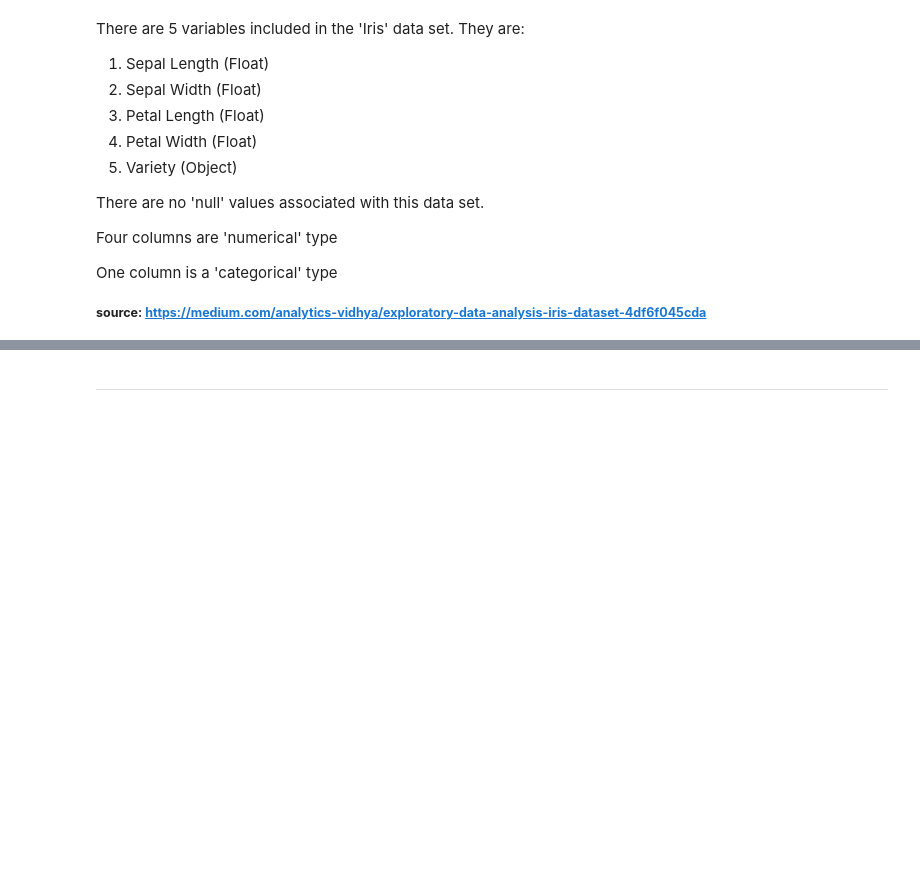
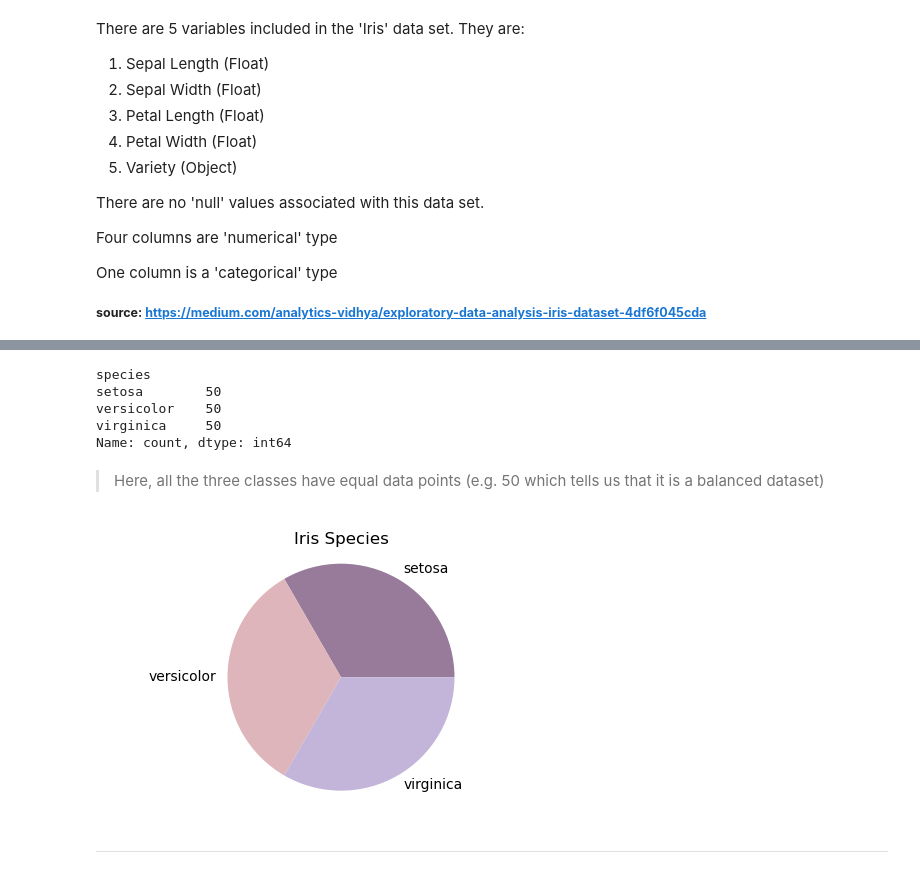
Before and after one commit to galto4/pands-project, a Jupyter notebook: iris.ipynb, the cells around one changed output, grey strips where cells are left out. Drawn from its saved outputs; the diff is of its cells as text; code cells hidden in the pictures; blank space fills up the shorter version.

```diff
--- a/iris.ipynb
+++ b/iris.ipynb
@@ -128,3 +135,34 @@ Name: count, dtype: int64
+# %%
+# 4.4. Counting the total number of each species in the dataset
+species_counts = iris['species'].value_counts()
+print(species_counts)
+# %% [output]
+species
+setosa        50
+versicolor    50
+virginica     50
+Name: count, dtype: int64
+# %% [markdown]
+> Here, all the three classes have equal data points (e.g. 50 which tells us that it is a balanced dataset)
+# %%
+# 4.4.1. Create a pie chart to visualise species counts
+
+# Step 1: Define the segment colors
+colors = ['#987b9b', '#ddb5bb', '#c2b5d9',]
+
+# Step 2: Create the pie chart
+plt.figure(figsize=(5, 3)) # Set the size of the plot
+plt.pie(species_counts, labels=species_counts.index, colors=colors)
+
+# Step 3: Styling the chart
+plt.axis('equal')  # Equal aspect ratio ensures that pie is drawn as a circle.
+plt.title('Iris Species') # Set the title of the plot
+plt.tight_layout()
+
+# Step 4: Show the chart
+plt.show() # Display the plot
+# %% [output]
+[figure, added]
 # %% [markdown]
 ***
 # %% [markdown]
```
Also changed, not shown: parts of 17 cells of this notebook, 2 other files.
